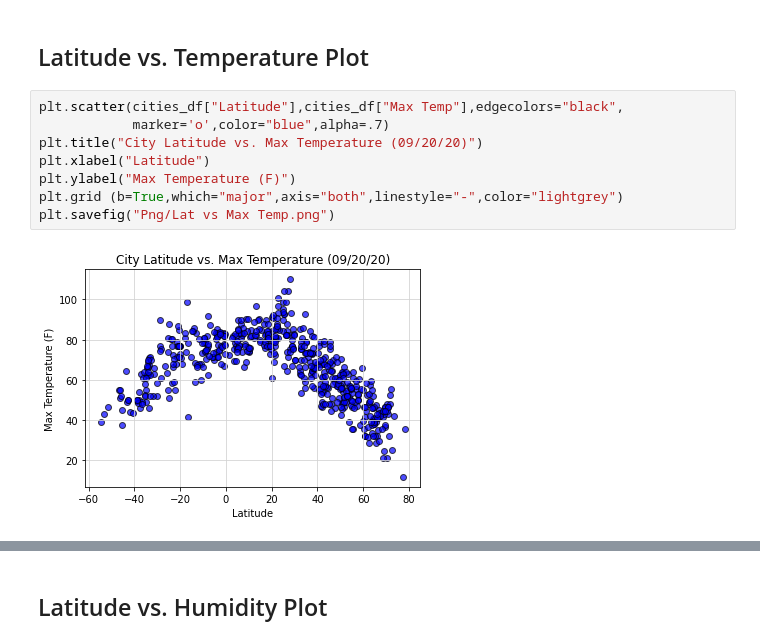
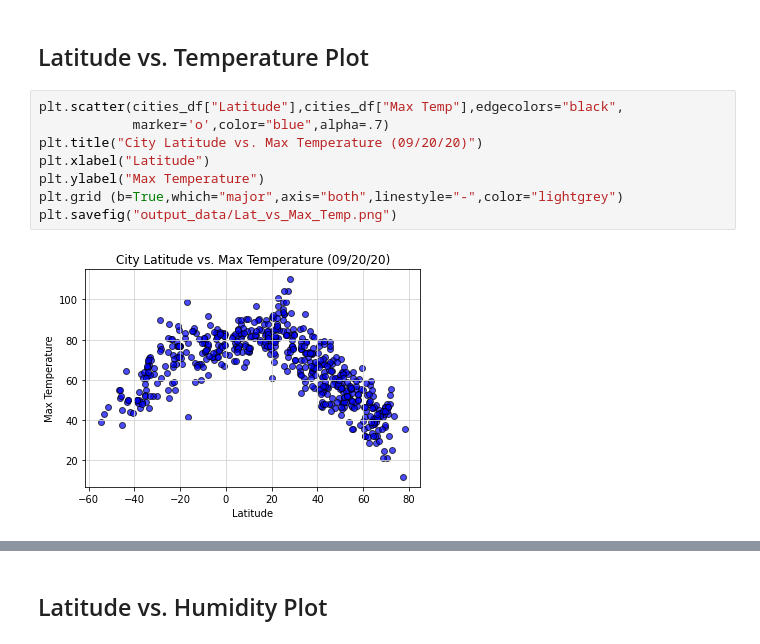
Before and after one commit to samuelokunola326/python-api-challenge, a Jupyter notebook: WeatherPy/WeatherPy.ipynb, the cells around one changed output, grey strips where cells are left out. Saved outputs shown, nothing was run; the diff lists cells and outputs as text.

Commit message:
Updates to weather script + checkpoints + scatter plots

```diff
--- a/WeatherPy/WeatherPy.ipynb
+++ b/WeatherPy/WeatherPy.ipynb
@@ -311,10 +311,10 @@ Int64Index([], dtype='int64')
 # %%
 plt.scatter(cities_df["Latitude"],cities_df["Max Temp"],edgecolors="black",
             marker='o',color="blue",alpha=.7)
 plt.title("City Latitude vs. Max Temperature (09/20/20)")
 plt.xlabel("Latitude")
-plt.ylabel("Max Temperature (F)")
+plt.ylabel("Max Temperature")
 plt.grid (b=True,which="major",axis="both",linestyle="-",color="lightgrey")
-plt.savefig("Png/Lat vs Max Temp.png")
+plt.savefig("output_data/Lat_vs_Max_Temp.png")
 # %% [output]
-[figure, old version]
+[figure, new version]
```
Also changed, not shown: parts of 3 cells of this notebook, 2 other files.
